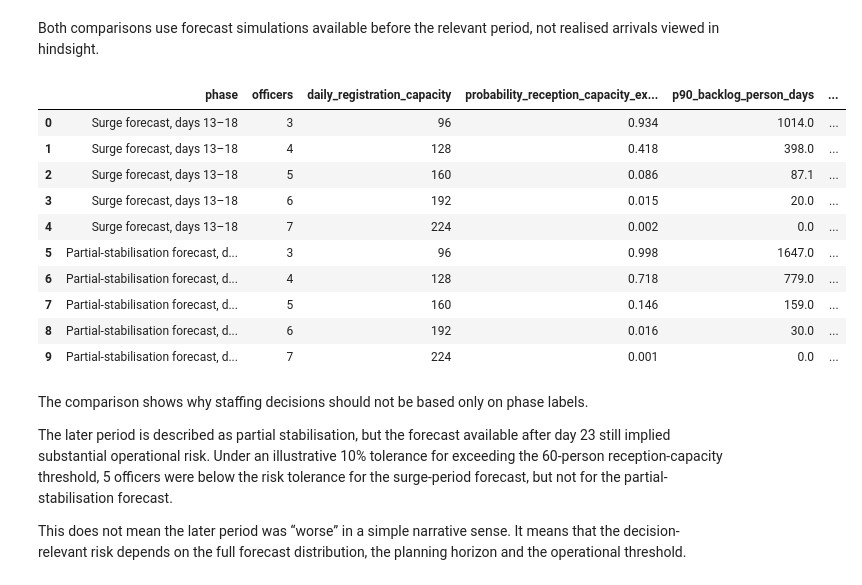
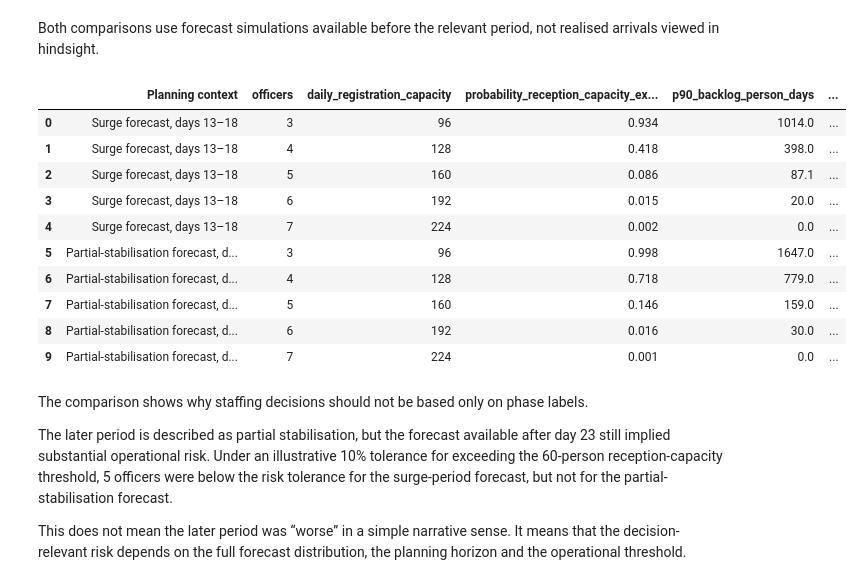
Before and after one commit to kcsongor011/humanitarian_decision_toolkit, a Jupyter notebook: notebooks/forecasting/arrival_dynamics_1_short_term_border_arrivals.ipynb, the cells around one changed output. Drawn from its saved outputs; the diff is of its cells as text; code cells hidden in the pictures.

```diff
--- a/notebooks/forecasting/arrival_dynamics_1_short_term_border_arrivals.ipynb
+++ b/notebooks/forecasting/arrival_dynamics_1_short_term_border_arrivals.ipynb
@@ -1535,35 +1535,35 @@ for period in part_iv_periods:
         period["simulations"],
         staffing_options=staffing_options,
         initial_backlog=initial_backlog,
         reception_capacity_threshold=reception_capacity_threshold,
     )
     period_risk = summarize_backlog_risk(period_backlog)
     period_display = period_risk.loc[
         :,
         [
             "officers",
             "daily_registration_capacity",
             "probability_reception_capacity_exceeded",
             "p90_backlog_person_days",
         ],
     ].copy()
-    period_display.insert(0, "phase", period["phase"])
+    period_display.insert(0, "Planning context", period["phase"])
     period_display["p90_backlog_person_days_per_planning_day"] = (
         period_display["p90_backlog_person_days"] / period["horizon_days"]
     )
     part_iv_comparison_frames.append(period_display)
 
 part_iv_phase_comparison = pd.concat(part_iv_comparison_frames, ignore_index=True)
 
 part_iv_phase_comparison.round(
     {
         "probability_reception_capacity_exceeded": 3,
         "p90_backlog_person_days": 1,
         "p90_backlog_person_days_per_planning_day": 1,
     }
 )
 # %% [output]
-|  | phase | officers | daily_registration_capacity | probability_reception_capacity_ex... | p90_backlog_person_days | ... |
+|  | Planning context | officers | daily_registration_capacity | probability_reception_capacity_ex... | p90_backlog_person_days | ... |
 | 0 | Surge forecast, days 13–18 | 3 | 96 | 0.934 | 1014.0 | ... |
 | 1 | Surge forecast, days 13–18 | 4 | 128 | 0.418 | 398.0 | ... |
 | 2 | Surge forecast, days 13–18 | 5 | 160 | 0.086 | 87.1 | ... |
```
Also changed, not shown: parts of 2 cells of this notebook.
